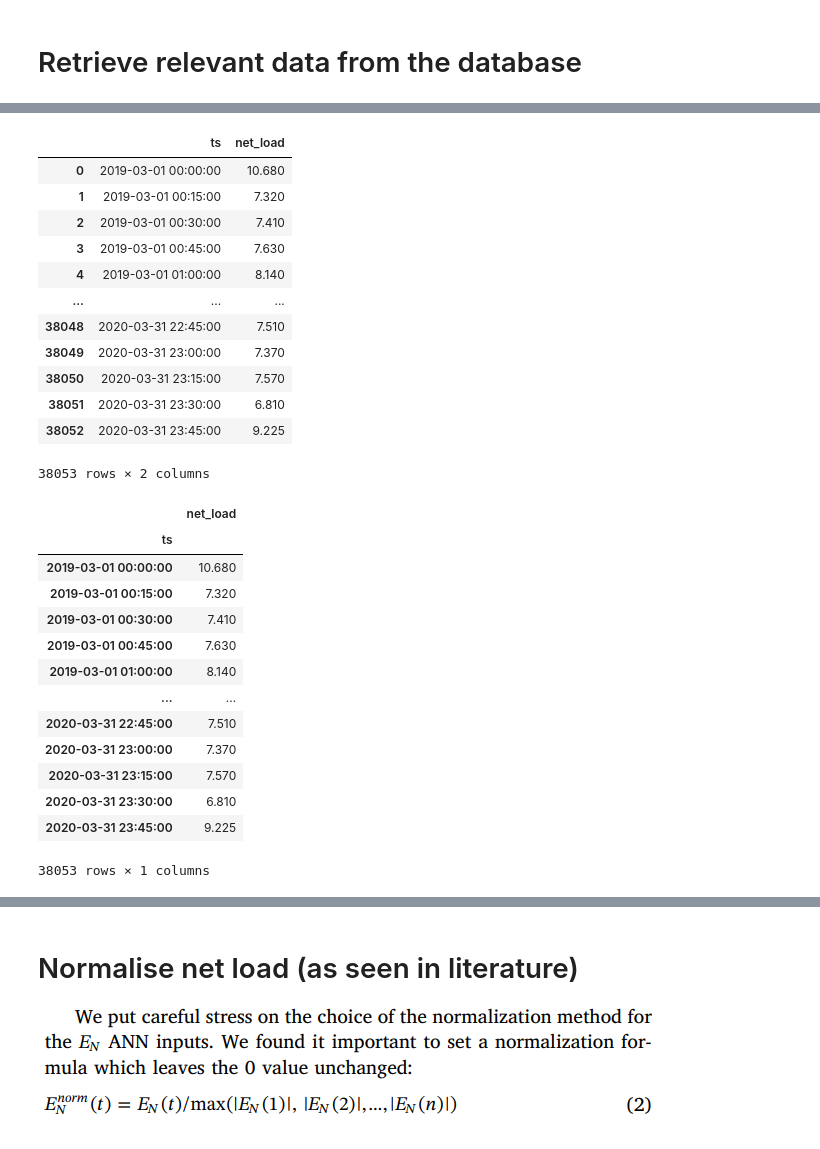
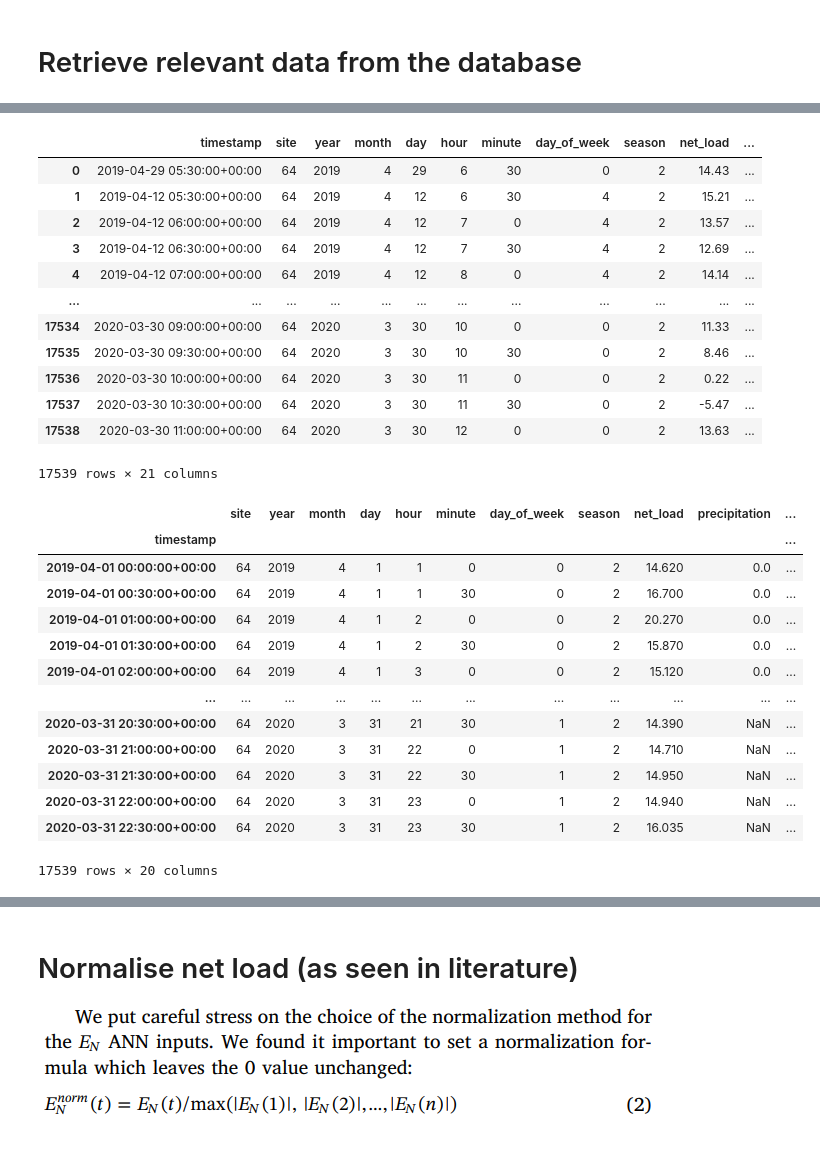
Before and after one commit to dguiraldes/aml_project, a Jupyter notebook: LSTM Modelling v2/elian_LSTM.ipynb, the cells around one changed output, grey strips where cells are left out. Saved outputs shown, nothing was run; the diff lists cells and outputs as text; code cells hidden in the pictures.

```diff
--- a/LSTM Modelling v2/elian_LSTM.ipynb
+++ b/LSTM Modelling v2/elian_LSTM.ipynb
@@ -55,3 +49,9 @@ query="""
+# %%
+query="""
+    select *
+    from agg.tidy_data_30min
+    where site = 64
+"""
 # %%
 df = pd.read_sql_query(query, conn)
 # %%
@@ -69,40 +77,42 @@ memory usage: 594.7 KB
 # %%
 df
 # %% [output]
-|  | ts | net_load |
-| 0 | 2019-03-01 00:00:00 | 10.680 |
-| 1 | 2019-03-01 00:15:00 | 7.320 |
-| 2 | 2019-03-01 00:30:00 | 7.410 |
-| 3 | 2019-03-01 00:45:00 | 7.630 |
-| 4 | 2019-03-01 01:00:00 | 8.140 |
-| ... | ... | ... |
-| 38048 | 2020-03-31 22:45:00 | 7.510 |
-| 38049 | 2020-03-31 23:00:00 | 7.370 |
-| 38050 | 2020-03-31 23:15:00 | 7.570 |
-| 38051 | 2020-03-31 23:30:00 | 6.810 |
-| 38052 | 2020-03-31 23:45:00 | 9.225 |
+|  | timestamp | site | year | month | day | hour | minute | day_of_week | season | net_load | ... |
+| 0 | 2019-04-29 05:30:00+00:00 | 64 | 2019 | 4 | 29 | 6 | 30 | 0 | 2 | 14.43 | ... |
+| 1 | 2019-04-12 05:30:00+00:00 | 64 | 2019 | 4 | 12 | 6 | 30 | 4 | 2 | 15.21 | ... |
+| 2 | 2019-04-12 06:00:00+00:00 | 64 | 2019 | 4 | 12 | 7 | 0 | 4 | 2 | 13.57 | ... |
+| 3 | 2019-04-12 06:30:00+00:00 | 64 | 2019 | 4 | 12 | 7 | 30 | 4 | 2 | 12.69 | ... |
+| 4 | 2019-04-12 07:00:00+00:00 | 64 | 2019 | 4 | 12 | 8 | 0 | 4 | 2 | 14.14 | ... |
+| ... | ... | ... | ... | ... | ... | ... | ... | ... | ... | ... | ... |
+| 17534 | 2020-03-30 09:00:00+00:00 | 64 | 2020 | 3 | 30 | 10 | 0 | 0 | 2 | 11.33 | ... |
+| 17535 | 2020-03-30 09:30:00+00:00 | 64 | 2020 | 3 | 30 | 10 | 30 | 0 | 2 | 8.46 | ... |
+| 17536 | 2020-03-30 10:00:00+00:00 | 64 | 2020 | 3 | 30 | 11 | 0 | 0 | 2 | 0.22 | ... |
+| 17537 | 2020-03-30 10:30:00+00:00 | 64 | 2020 | 3 | 30 | 11 | 30 | 0 | 2 | -5.47 | ... |
+| 17538 | 2020-03-30 11:00:00+00:00 | 64 | 2020 | 3 | 30 | 12 | 0 | 0 | 2 | 13.63 | ... |
-38053 rows × 2 columns
+17539 rows × 21 columns
 # %%
 # Convert 'ts' to datetime and set as index
-df['ts'] = pd.to_datetime(df['ts'])
-df.set_index('ts', inplace=True)
+# df['timestamp'] = pd.to_datetime(df['timestamp'])
+
+df.set_index('timestamp', inplace=True)
+df = df.sort_index()
 
 df
 # %% [output]
-|  | net_load |
-| ts |  |
-| 2019-03-01 00:00:00 | 10.680 |
-| 2019-03-01 00:15:00 | 7.320 |
-| 2019-03-01 00:30:00 | 7.410 |
-| 2019-03-01 00:45:00 | 7.630 |
-| 2019-03-01 01:00:00 | 8.140 |
-| ... | ... |
-| 2020-03-31 22:45:00 | 7.510 |
-| 2020-03-31 23:00:00 | 7.370 |
-| 2020-03-31 23:15:00 | 7.570 |
-| 2020-03-31 23:30:00 | 6.810 |
-| 2020-03-31 23:45:00 | 9.225 |
+|  | site | year | month | day | hour | minute | day_of_week | season | net_load | precipitation | ... |
+| timestamp |  |  |  |  |  |  |  |  |  |  | ... |
+| 2019-04-01 00:00:00+00:00 | 64 | 2019 | 4 | 1 | 1 | 0 | 0 | 2 | 14.620 | 0.0 | ... |
+| 2019-04-01 00:30:00+00:00 | 64 | 2019 | 4 | 1 | 1 | 30 | 0 | 2 | 16.700 | 0.0 | ... |
+| 2019-04-01 01:00:00+00:00 | 64 | 2019 | 4 | 1 | 2 | 0 | 0 | 2 | 20.270 | 0.0 | ... |
+| 2019-04-01 01:30:00+00:00 | 64 | 2019 | 4 | 1 | 2 | 30 | 0 | 2 | 15.870 | 0.0 | ... |
+| 2019-04-01 02:00:00+00:00 | 64 | 2019 | 4 | 1 | 3 | 0 | 0 | 2 | 15.120 | 0.0 | ... |
+| ... | ... | ... | ... | ... | ... | ... | ... | ... | ... | ... | ... |
+| 2020-03-31 20:30:00+00:00 | 64 | 2020 | 3 | 31 | 21 | 30 | 1 | 2 | 14.390 | NaN | ... |
+| 2020-03-31 21:00:00+00:00 | 64 | 2020 | 3 | 31 | 22 | 0 | 1 | 2 | 14.710 | NaN | ... |
+| 2020-03-31 21:30:00+00:00 | 64 | 2020 | 3 | 31 | 22 | 30 | 1 | 2 | 14.950 | NaN | ... |
+| 2020-03-31 22:00:00+00:00 | 64 | 2020 | 3 | 31 | 23 | 0 | 1 | 2 | 14.940 | NaN | ... |
+| 2020-03-31 22:30:00+00:00 | 64 | 2020 | 3 | 31 | 23 | 30 | 1 | 2 | 16.035 | NaN | ... |
-38053 rows × 1 columns
+17539 rows × 20 columns
 # %%
 plt.plot(df.index, df.net_load)
 plt.show()
```
Also changed, not shown: parts of 30 cells of this notebook, 7 other files.
